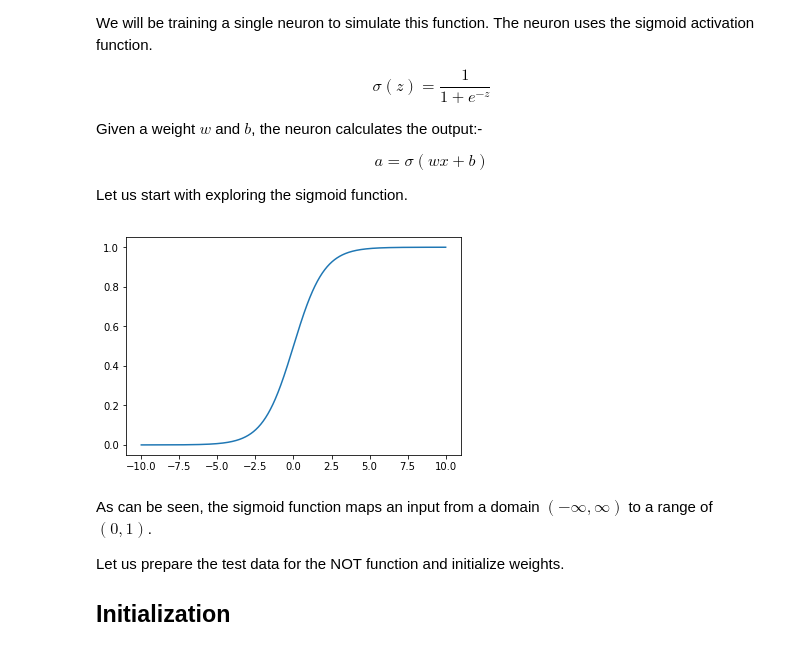
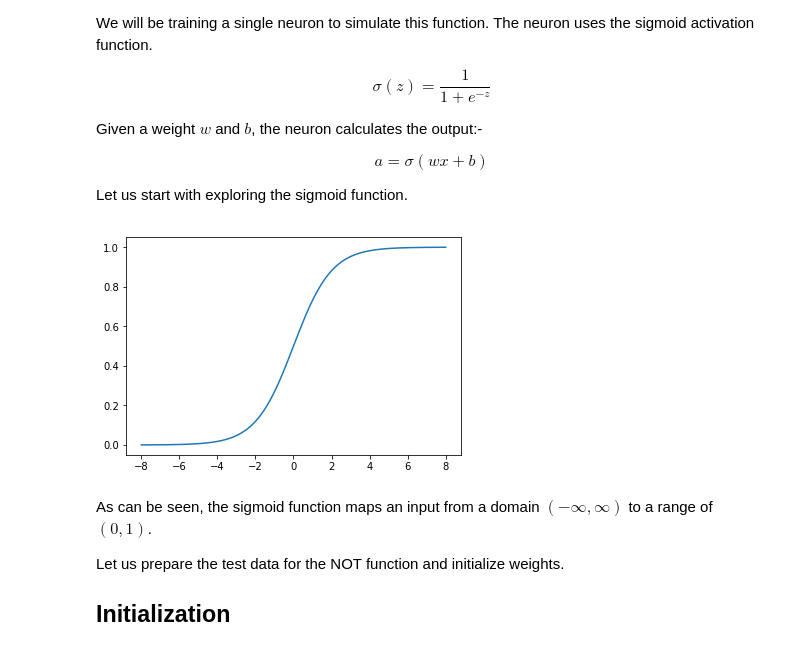
Before and after one commit to wleavell/NN-Presentation, a Jupyter notebook: 1. NOT function.ipynb, the cells around one changed output. Drawn from its saved outputs; the diff is of its cells as text; code cells hidden in the pictures.

```diff
--- a/1. NOT function.ipynb
+++ b/1. NOT function.ipynb
@@ -20,17 +20,17 @@ Let us start with exploring the sigmoid function.
 # %%
 import numpy as np
 import seaborn as sns
 import matplotlib.pyplot as plt
 
 def sigmoid(z):
     return 1.0/(1+np.exp(-z))
 
-x = np.linspace(-10, 10, 1000)
+x = np.linspace(-8, 8, 1000)
 y = sigmoid(x)
 plt.plot(x, y)
 plt.show()
 # %% [output]
-[figure, old version]
+[figure, new version]
 # %% [markdown]
 As can be seen, the sigmoid function maps an input from a domain $(-\infty, \infty)$ to a range of $(0, 1)$.
 
```
Also changed, not shown: parts of 5 cells of this notebook, 7 other files.
